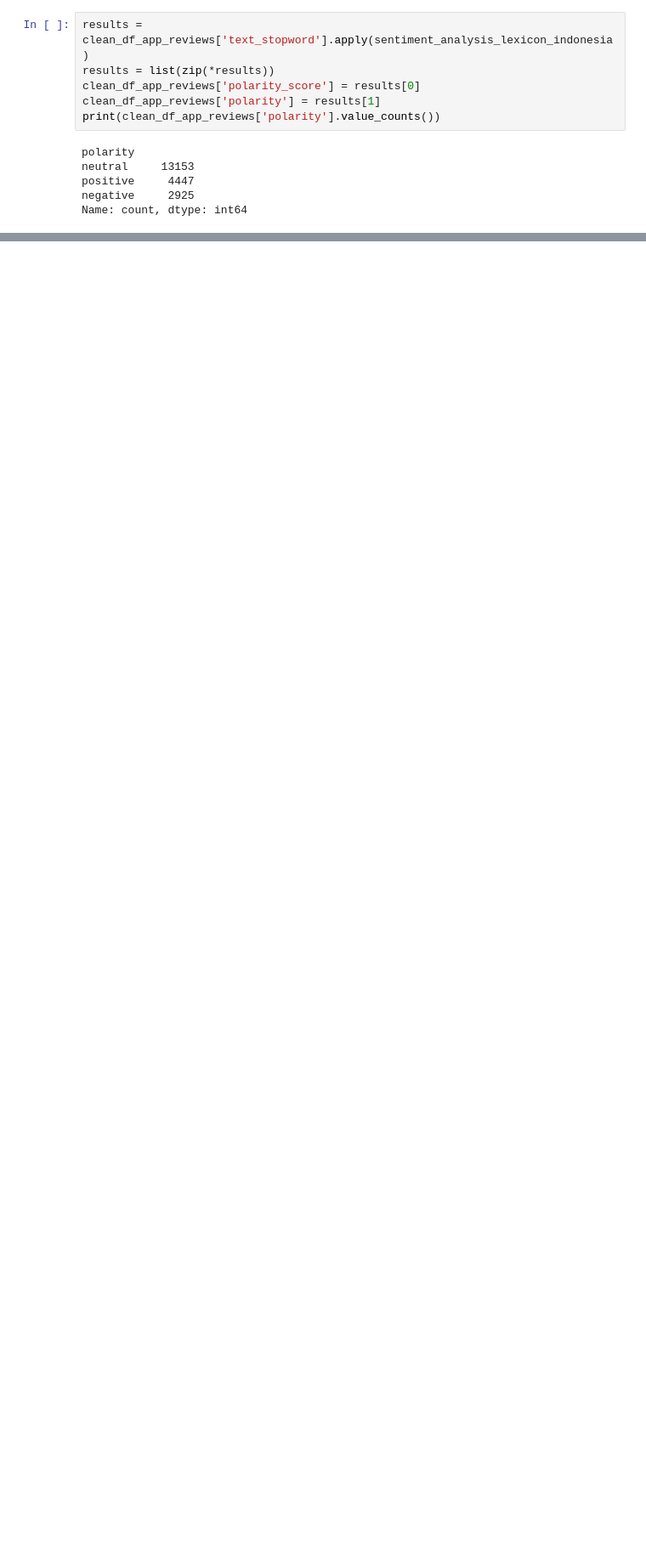
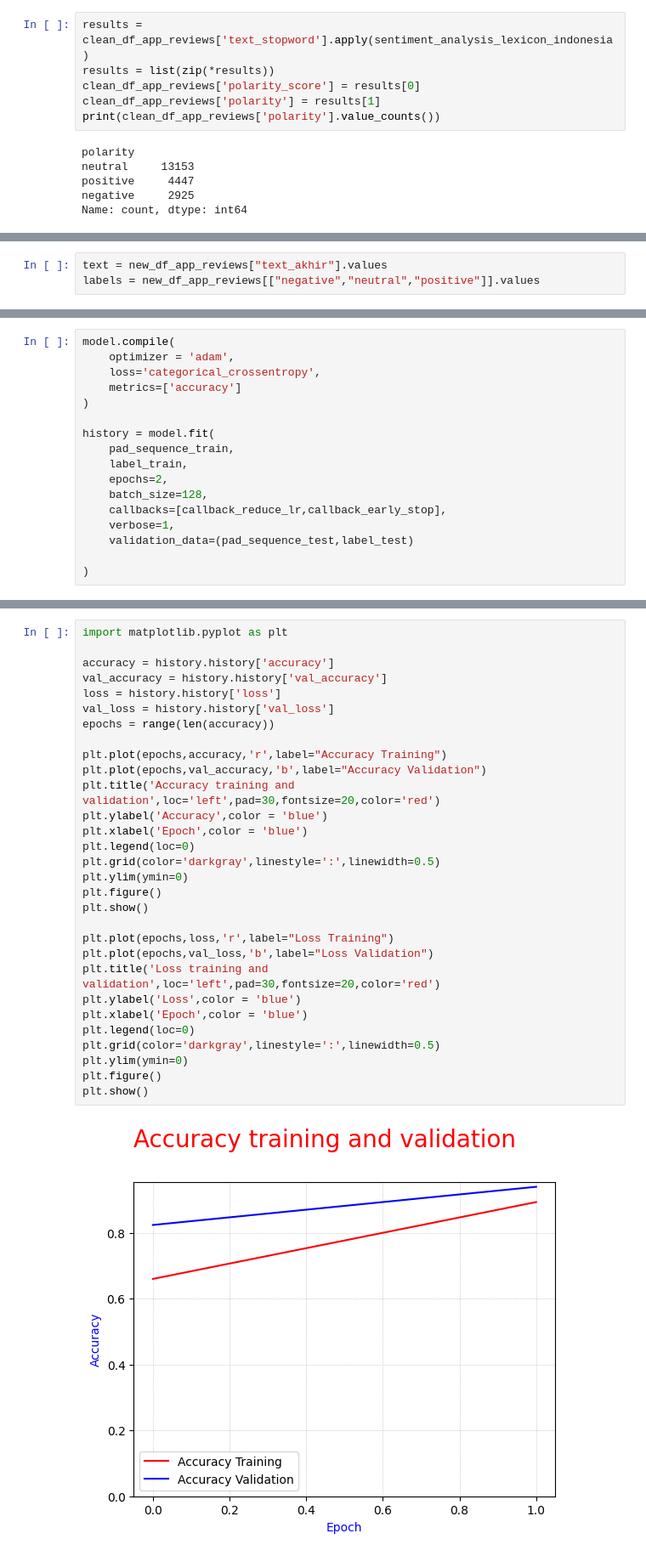
Before and after one commit to gandhi-wibowo/analisi-sentimen-dicoding, a Jupyter notebook: submission.ipynb, the cells around one changed output, grey strips where cells are left out. Shown at 85% size. Cells and saved outputs as stored; diff of their text form; blank space fills up the shorter version.

```diff
--- a/submission.ipynb
+++ b/submission.ipynb
@@ -384,0 +336,3 @@ Random Forest - accuracy_test: 0.6531059683313033
+# %%
+text = new_df_app_reviews["text_akhir"].values
+labels = new_df_app_reviews[["negative","neutral","positive"]].values
@@ -384,0 +439,17 @@ Random Forest - accuracy_test: 0.6531059683313033
+# %%
+model.compile(
+    optimizer = 'adam',
+    loss='categorical_crossentropy',
+    metrics=['accuracy']
+)
+
+history = model.fit(
+    pad_sequence_train,
+    label_train,
+    epochs=2,
+    batch_size=128,
+    callbacks=[callback_reduce_lr,callback_early_stop],
+    verbose=1,
+    validation_data=(pad_sequence_test,label_test)
+
+)
@@ -384,0 +461,32 @@ Random Forest - accuracy_test: 0.6531059683313033
+# %%
+import matplotlib.pyplot as plt
+
+accuracy = history.history['accuracy']
+val_accuracy = history.history['val_accuracy']
+loss = history.history['loss']
+val_loss = history.history['val_loss']
+epochs = range(len(accuracy))
+
+plt.plot(epochs,accuracy,'r',label="Accuracy Training")
+plt.plot(epochs,val_accuracy,'b',label="Accuracy Validation")
+plt.title('Accuracy training and validation',loc='left',pad=30,fontsize=20,color='red')
+plt.ylabel('Accuracy',color = 'blue')
+plt.xlabel('Epoch',color = 'blue')
+plt.legend(loc=0)
+plt.grid(color='darkgray',linestyle=':',linewidth=0.5)
+plt.ylim(ymin=0)
+plt.figure()
+plt.show()
+
+plt.plot(epochs,loss,'r',label="Loss Training")
+plt.plot(epochs,val_loss,'b',label="Loss Validation")
+plt.title('Loss training and validation',loc='left',pad=30,fontsize=20,color='red')
+plt.ylabel('Loss',color = 'blue')
+plt.xlabel('Epoch',color = 'blue')
+plt.legend(loc=0)
+plt.grid(color='darkgray',linestyle=':',linewidth=0.5)
+plt.ylim(ymin=0)
+plt.figure()
+plt.show()
+# %% [output]
+[figure, added]
```
Also changed, not shown: parts of 13 cells of this notebook, 1 other file.
